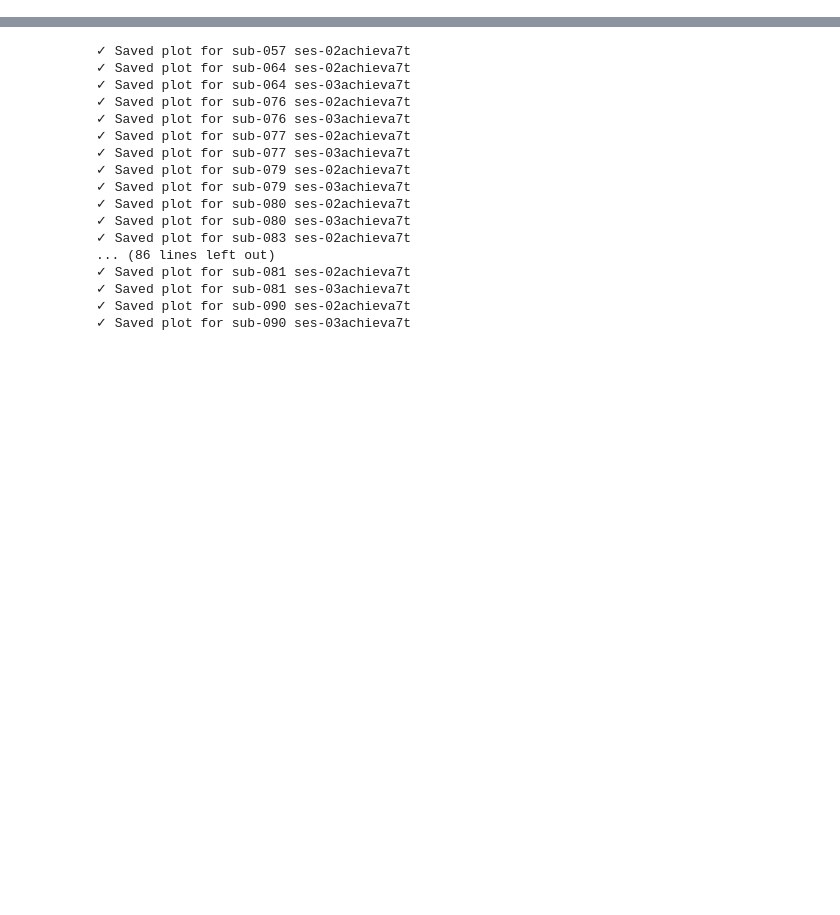
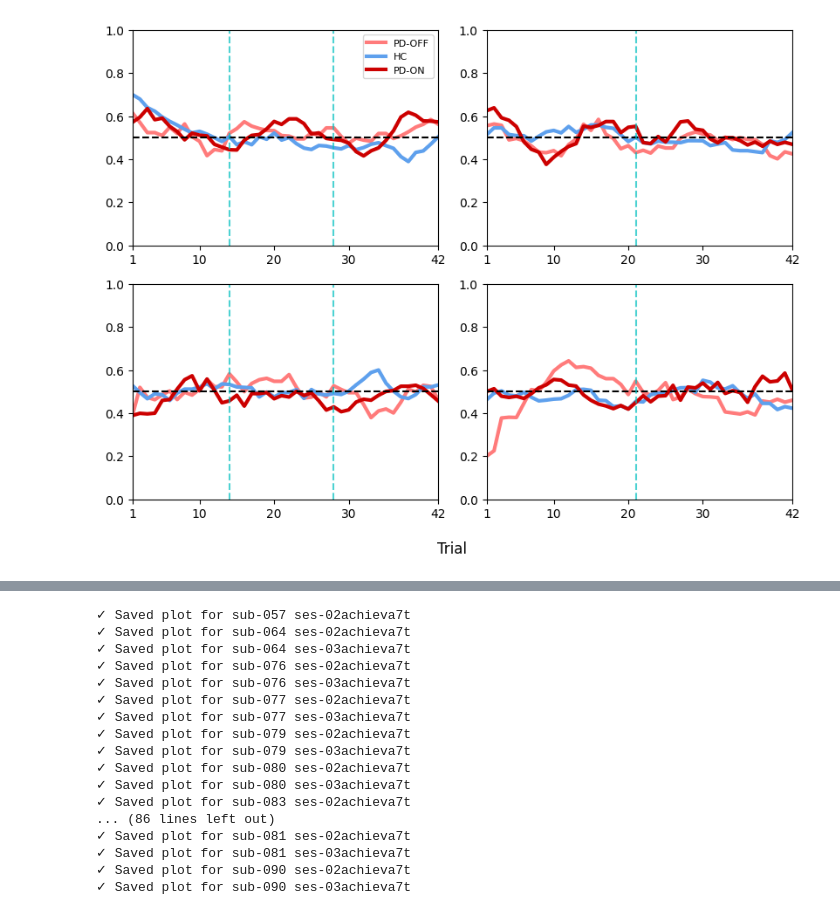
Before and after one commit to AGhaderi/ActStimRL, a Jupyter notebook: behavior/RunsFunnctions.ipynb, the cells around one changed output, grey strips where cells are left out. Saved outputs shown, nothing was run; the diff lists cells and outputs as text; code cells hidden in the pictures; blank space fills up the shorter version.

```diff
--- a/behavior/RunsFunnctions.ipynb
+++ b/behavior/RunsFunnctions.ipynb
@@ -27,0 +33,6 @@ plotting.plotChoicePropTrial(readBehFile= config.PROJECT_NoNAN_BEH_ALL_FILE,
+# %%
+# Plot choice behavior (high-reward option proportion) across trials
+behAll = plotting.plotIrrelevantOptionTrial(readBehFile= config.PROJECT_NoNAN_BEH_REL_IRREL_HIGH_REWARD_OPTION_ALL_FILE,
+                                   save_path = config.FIGURES_DIR, window_size=5)
+# %% [output]
+[figure, added]
```
Also changed, not shown: parts of 8 cells of this notebook, 17 other files.
